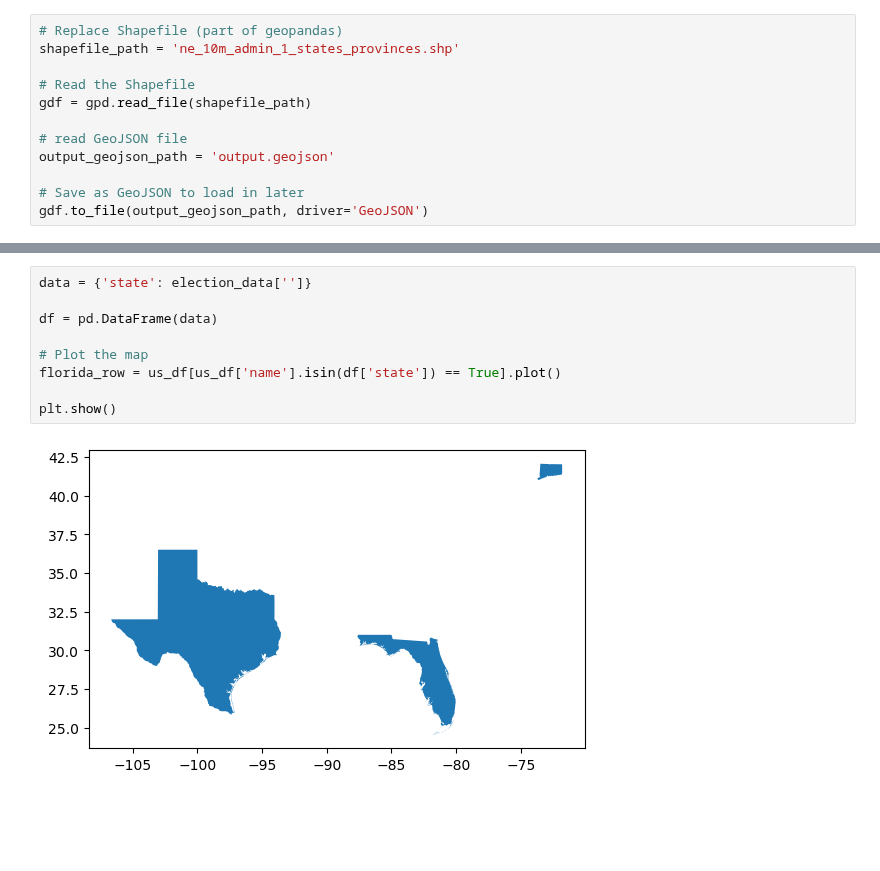
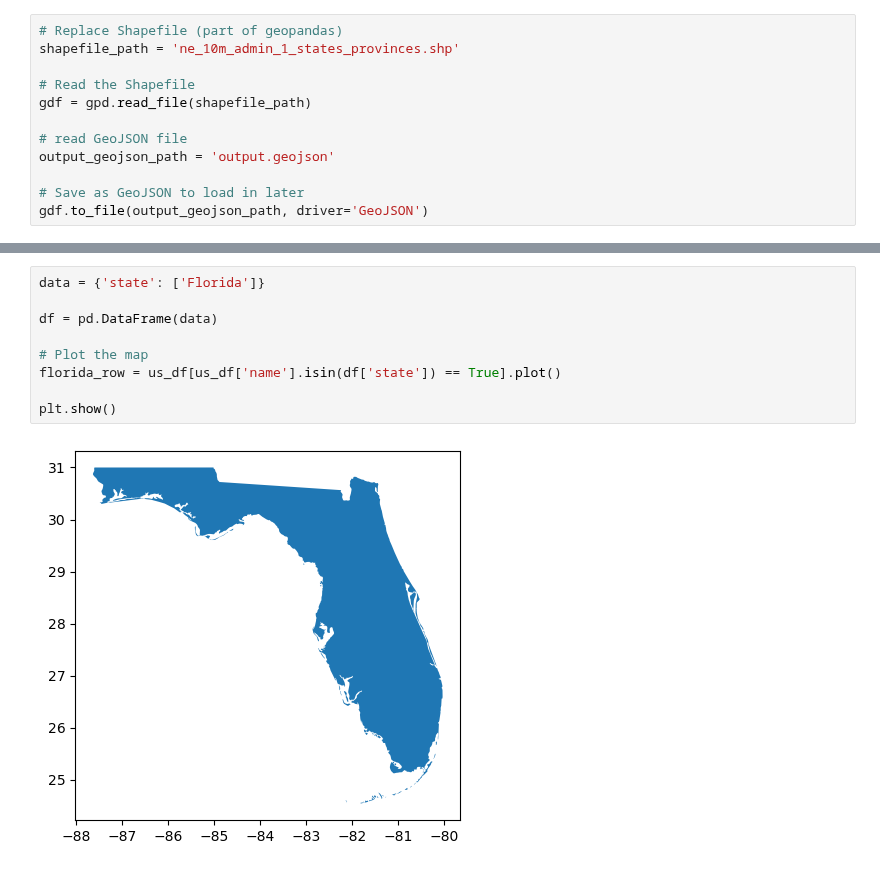
Before and after one commit to tinalina1003/Project1-Group4, a Jupyter notebook: Christina/geotest.ipynb, the cells around one changed output, grey strips where cells are left out. Drawn from its saved outputs; the diff is of its cells as text; blank space fills up the shorter version.

```diff
--- a/Christina/geotest.ipynb
+++ b/Christina/geotest.ipynb
@@ -136,11 +159,11 @@ us_df
 # %%
-data = {'state': election_data['']}
+data = {'state': ['Florida']}
 
 df = pd.DataFrame(data)
 
 # Plot the map
 florida_row = us_df[us_df['name'].isin(df['state']) == True].plot()
 
 plt.show()
 # %% [output]
-[figure, old version]
+[figure, new version]
```
Also changed, not shown: parts of 4 cells of this notebook.
